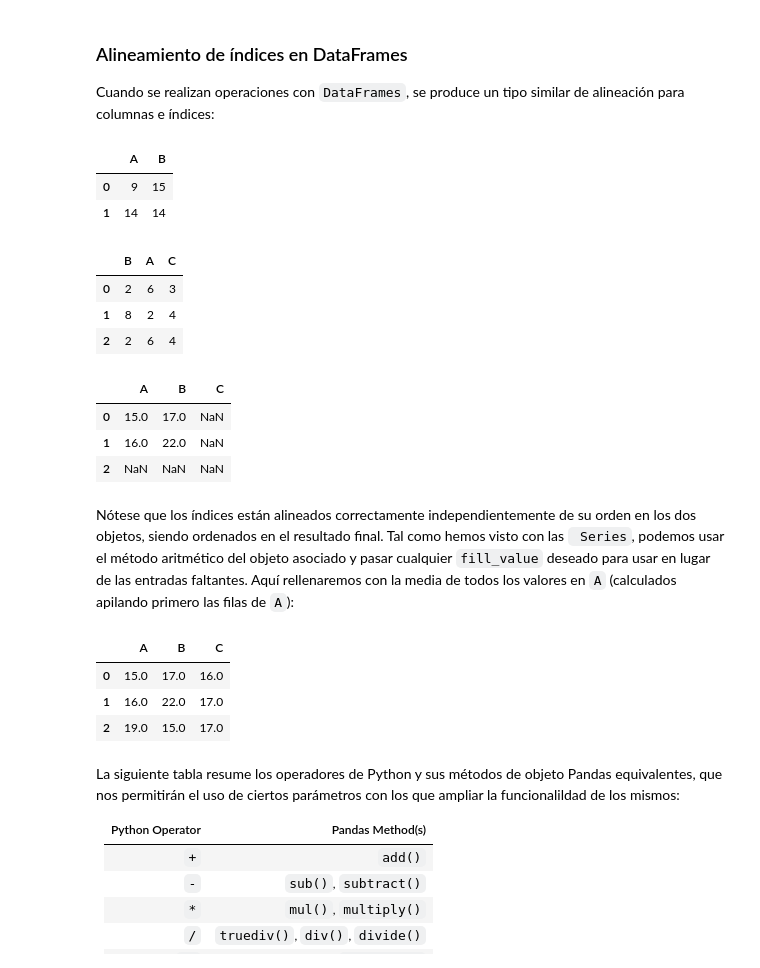
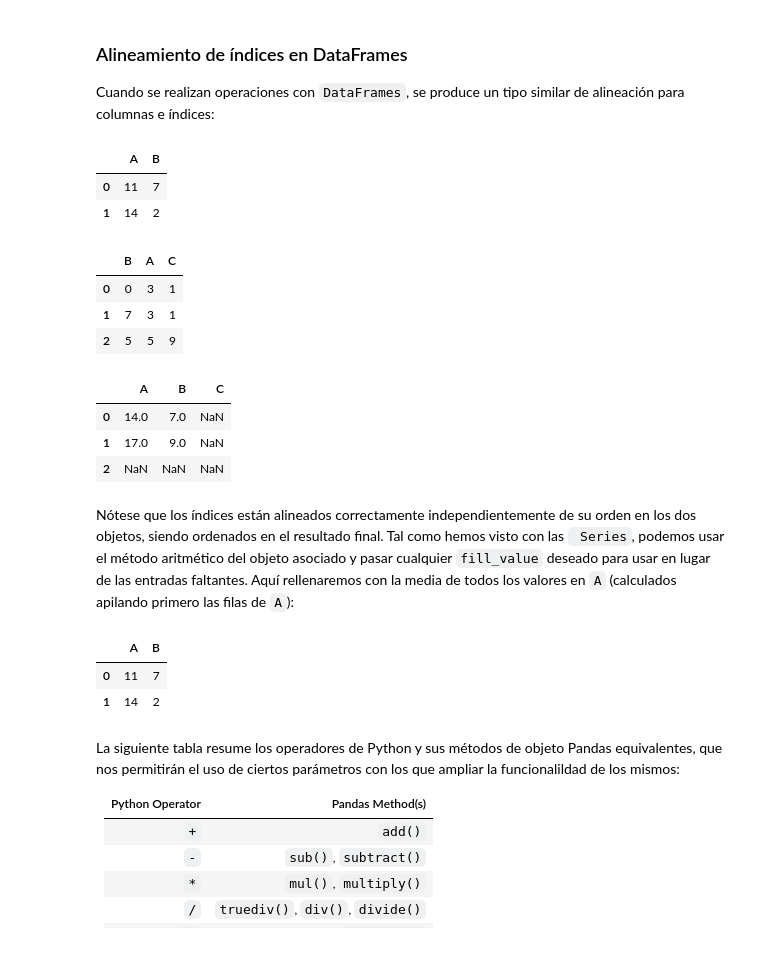
Before and after one commit to ClaraLL7/DS-part-time-sep2020, a Jupyter notebook: semana_6/dia_1/3_OperacionesPandas.ipynb, the cells around one changed output. Saved outputs shown, nothing was run; the diff lists cells and outputs as text; code cells hidden in the pictures.

```diff
--- a/semana_6/dia_1/3_OperacionesPandas.ipynb
+++ b/semana_6/dia_1/3_OperacionesPandas.ipynb
@@ -130,39 +130,39 @@ dtype: float64
 
 Cuando se realizan operaciones con ``DataFrames``, se produce un tipo similar de alineación para columnas e índices:
 # %%
-A = pd.DataFrame(rng.randint(0, 20, (2, 2)),
+df1 = pd.DataFrame(np.random.randint(0, 20, (2, 2)),
                  columns=list('AB'))
-A
+df1
 # %% [output]
 |  | A | B |
-| 0 | 9 | 15 |
-| 1 | 14 | 14 |
+| 0 | 11 | 7 |
+| 1 | 14 | 2 |
 # %%
-B = pd.DataFrame(rng.randint(0, 10, (3, 3)),
+df2 = pd.DataFrame(np.random.randint(0, 10, (3, 3)),
                  columns=list('BAC'))
-B
+df2
 # %% [output]
 |  | B | A | C |
-| 0 | 2 | 6 | 3 |
-| 1 | 8 | 2 | 4 |
-| 2 | 2 | 6 | 4 |
+| 0 | 0 | 3 | 1 |
+| 1 | 7 | 3 | 1 |
+| 2 | 5 | 5 | 9 |
-# %%
-A + B
-# %% [output]
-|  | A | B | C |
-| 0 | 15.0 | 17.0 | NaN |
-| 1 | 16.0 | 22.0 | NaN |
-| 2 | NaN | NaN | NaN |
+# %%
+df1 + df2
+# %% [output]
+|  | A | B | C |
+| 0 | 14.0 | 7.0 | NaN |
+| 1 | 17.0 | 9.0 | NaN |
+| 2 | NaN | NaN | NaN |
 # %% [markdown]
 Nótese que los índices están alineados correctamente independientemente de su orden en los dos objetos, siendo ordenados en el resultado final. Tal como hemos visto con las `` Series``,  podemos usar el método aritmético del objeto asociado y pasar cualquier ``fill_value`` deseado para usar en lugar de las entradas faltantes. Aquí rellenaremos con la media de todos los valores en ``A`` (calculados apilando primero las filas de ``A``):
-# %%
-fill = A.values.mean()
-A.add(B, fill_value=fill)
-# %% [output]
-|  | A | B | C |
-| 0 | 15.0 | 17.0 | 16.0 |
-| 1 | 16.0 | 22.0 | 17.0 |
-| 2 | 19.0 | 15.0 | 17.0 |
+# %%
+fill = 8.5
+df3 = df1.add(df2, fill_value=fill)
+df1
+# %% [output]
+|  | A | B |
+| 0 | 11 | 7 |
+| 1 | 14 | 2 |
 # %% [markdown]
 La siguiente tabla resume los operadores de Python y sus métodos de objeto Pandas equivalentes, que nos permitirán el uso de ciertos parámetros con los que ampliar la funcionalildad de los mismos:
 
```
Also changed, not shown: parts of 2 cells of this notebook, 20 other files.
